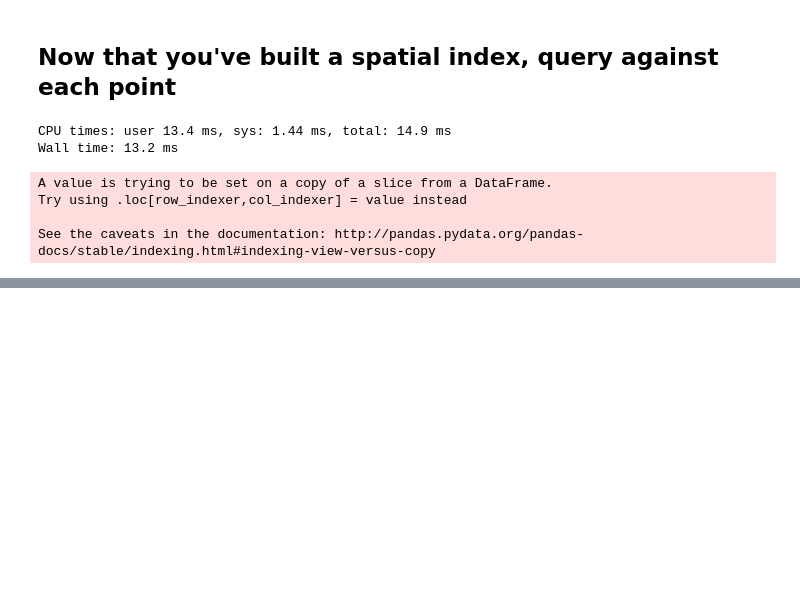
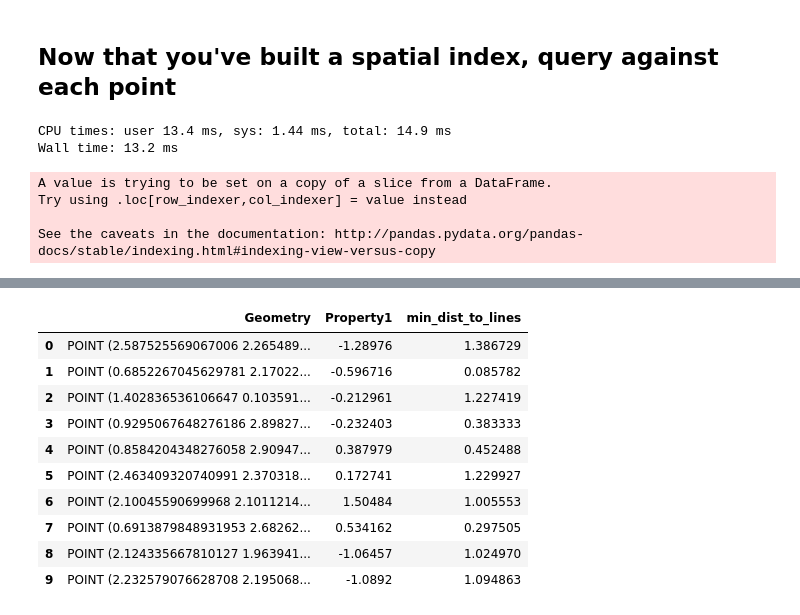
Before and after one commit to riordan/nyc-parkingrestrictions, a Jupyter notebook: NYC Parking Data Cleaning.ipynb, the cells around one changed output, grey strips where cells are left out. Saved outputs shown, nothing was run; the diff lists cells and outputs as text; code cells hidden in the pictures; blank space fills up the shorter version.

```diff
--- a/NYC Parking Data Cleaning.ipynb
+++ b/NYC Parking Data Cleaning.ipynb
@@ -365,0 +398,18 @@ tc
+# %%
+min_dist = np.empty(n)
+for i, point in enumerate(points):
+    min_dist[i] = np.min([point.distance(line) for line in lines])
+df_points['min_dist_to_lines'] = min_dist
+df_points
+# %% [output]
+|  | Geometry | Property1 | min_dist_to_lines |
+| 0 | POINT (2.587525569067006 2.265489... | -1.28976 | 1.386729 |
+| 1 | POINT (0.6852267045629781 2.17022... | -0.596716 | 0.085782 |
+| 2 | POINT (1.402836536106647 0.103591... | -0.212961 | 1.227419 |
+| 3 | POINT (0.9295067648276186 2.89827... | -0.232403 | 0.383333 |
+| 4 | POINT (0.8584204348276058 2.90947... | 0.387979 | 0.452488 |
+| 5 | POINT (2.463409320740991 2.370318... | 0.172741 | 1.229927 |
+| 6 | POINT (2.10045590699968 2.1011214... | 1.50484 | 1.005553 |
+| 7 | POINT (0.6913879848931953 2.68262... | 0.534162 | 0.297505 |
+| 8 | POINT (2.124335667810127 1.963941... | -1.06457 | 1.024970 |
+| 9 | POINT (2.232579076628708 2.195068... | -1.0892 | 1.094863 |
```
Also changed, not shown: parts of 6 cells of this notebook.
